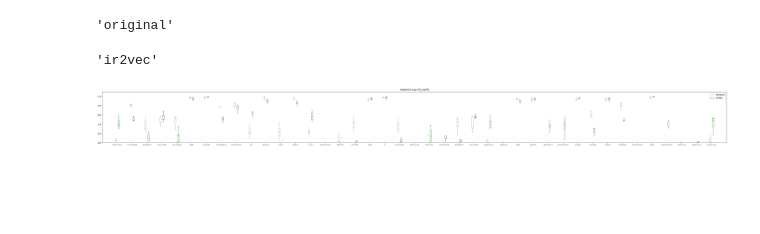
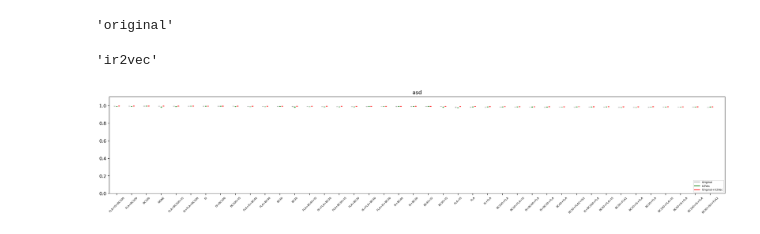
Before and after one commit to tum-i4/sipvsml, a Jupyter notebook: notebooks/plot_results.ipynb, the cells around one changed output. Drawn from its saved outputs; the diff is of its cells as text; code cells hidden in the pictures; blank space fills up the shorter version.

```diff
--- a/notebooks/plot_results.ipynb
+++ b/notebooks/plot_results.ipynb
@@ -151,8 +164,6 @@ data_values_ir2vec = [plot_results[label]['ir2vec'] for label in data_labels]
 # %%
-def draw_plot(data_labels, data_a, data_b, title, file_name):
-#     data_a = data_values_original  # [[1,2,5], [5,7,2,2,5], [7,2,5]]
-#     data_b = data_values_ir2vec  # [[6,4,2], [1,2,5,3,2], [2,3,5,1]]
-
+def draw_plot(data_labels, data_values, title, file_name):
+    data_a, data_b, data_c = data_values
     ticks = data_labels # ['A', 'B', 'C']
 
     def set_box_color(bp, color):
@@ -162,33 +173,42 @@ def draw_plot(data_labels, data_a, data_b, title, file_name):
         plt.setp(bp['medians'], color=color)
 
     figsize_x = 3 if 'simple' in file_name else 4
-    plt.figure(figsize=(len(ticks), figsize_x), dpi=200)
+    plt.figure(figsize=(len(ticks)//2, figsize_x), dpi=200)
 
     # bpl = plt.boxplot(data_a, positions=np.array(range(len(data_a)))*2.0-0.4, sym='', widths=0.6)
     # bpr = plt.boxplot(data_b, positions=np.array(range(len(data_b)))*2.0+0.4, sym='', widths=0.6)
 
 
-    bpl = plt.boxplot(data_a, positions=np.array(range(len(data_a))) - 0.1, sym='', widths=0.1)
-    bpr = plt.boxplot(data_b, positions=np.array(range(len(data_b))) + 0.1, sym='', widths=0.1)
+    bpl = plt.boxplot(data_a, positions=np.array(range(len(data_a))) - 0.15, sym='', widths=0.08)
+    bpm = plt.boxplot(data_b, positions=np.array(range(len(data_b))),       sym='', widths=0.08)
+    bpr = plt.boxplot(data_c, positions=np.array(range(len(data_c))) + 0.15, sym='', widths=0.08)
 
     set_box_color(bpl, '#A9A9A9') # colors are from http://colorbrewer2.org/
-    set_box_color(bpr, '#228B22')
+    set_box_color(bpm, '#228B22')
+    set_box_color(bpr, '#FF0000')
 
-    # draw temporary red and blue lines and use them to create a legend
     plt.plot([], c='#A9A9A9', label='Original')
     plt.plot([], c='#228B22', label='Ir2Vec')
-    plt.legend()
+    plt.plot([], c='#FF0000', label='Original+Ir2Vec')
+    plt.legend(loc=4, prop={'size': 6})
 
     plt.title(title)
 
     plt.xticks(range(0, len(ticks)), ticks, size=6)
-    plt.xlim(-1, len(ticks))
+    plt.xlim(-0.5, len(ticks))
     plt.ylim(0, 1.1)
     plt.tight_layout()
+
+    ax = plt.gca()
+    for tick in ax.get_xticklabels():
+        tick.set_rotation(45)
+
+    plt.gcf().subplots_adjust(bottom=0.15)
     plt.savefig(file_name)
-# %%
-draw_plot(data_labels, data_values_original, data_values_ir2vec, plot_title, file_name)
-# %% [output]
-[figure, removed]
+# %%
+data_values = [data_values_original, data_values_ir2vec, data_values_tf_idf_plus_ir2vec]
+draw_plot(data_labels, data_values, 'asd', 'asasd')
+# %% [output]
+[figure, added]
 # %%
 for protection in ['sc_guard', 'oh_verify', 'cfi_verify']:
```
Also changed, not shown: parts of 12 cells of this notebook.
